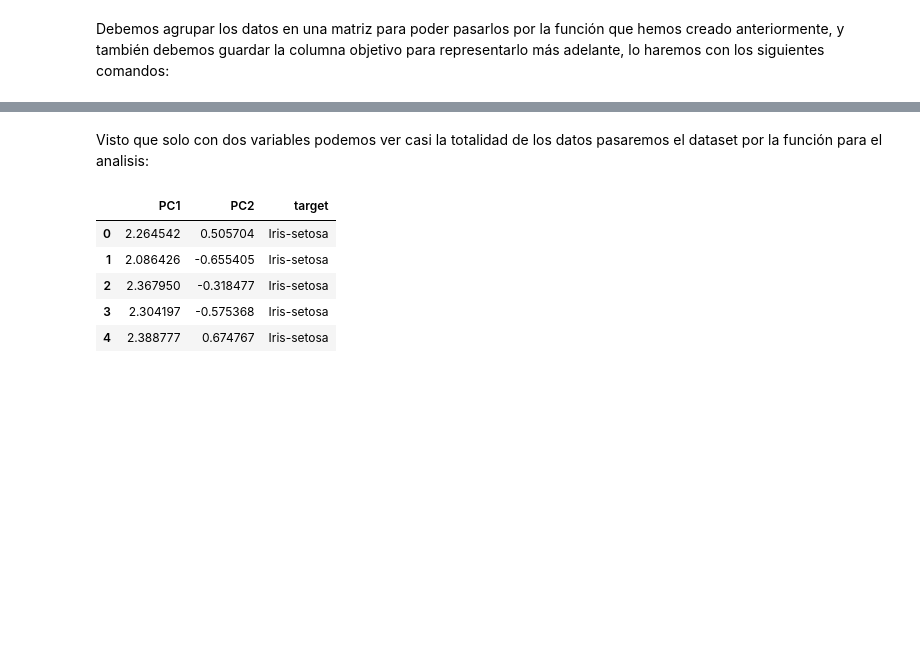
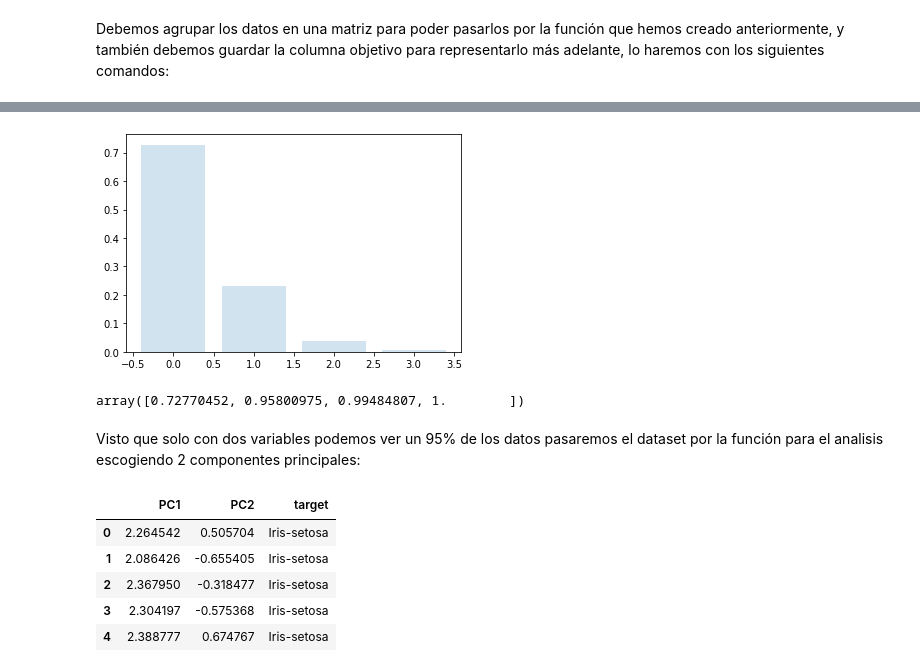
Before and after one commit to lluispelleja/PCA_analysis, a Jupyter notebook: PCA_example.ipynb, the cells around one changed output, grey strips where cells are left out. Drawn from its saved outputs; the diff is of its cells as text; code cells hidden in the pictures; blank space fills up the shorter version.

```diff
--- a/PCA_example.ipynb
+++ b/PCA_example.ipynb
@@ -63,5 +95,10 @@ target = df.iloc[:,4]
+# %%
+variance_graph(data)
+# %% [output]
+[figure, added]
+array([0.72770452, 0.95800975, 0.99484807, 1.        ])
 # %% [markdown]
-Visto que solo con dos variables podemos ver casi la totalidad de los datos pasaremos el dataset por la función para el analisis:
+Visto que solo con dos variables podemos ver un 95% de los datos pasaremos el dataset por la función para el analisis escogiendo 2 componentes principales:
 # %%
 mat_reduced = principal_components_analysis(data, 2)
 principal_df = pd.DataFrame(mat_reduced, columns = ['PC1', 'PC2'])
```
Also changed, not shown: parts of 2 cells of this notebook.
